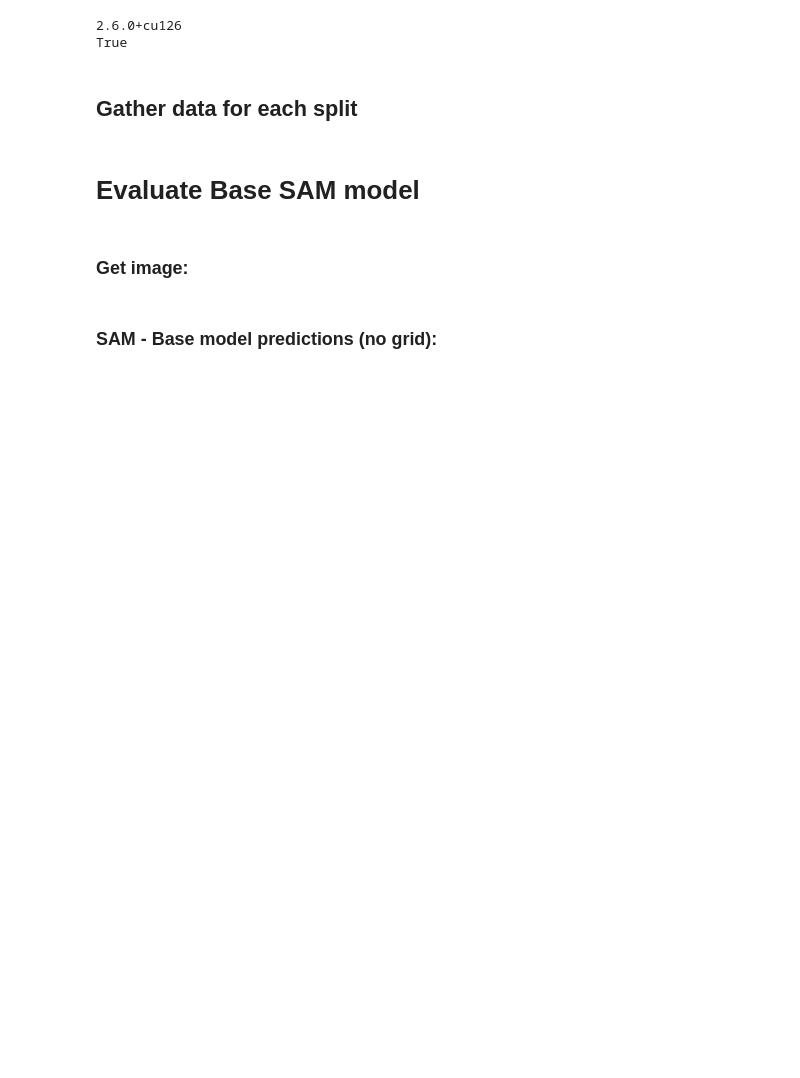
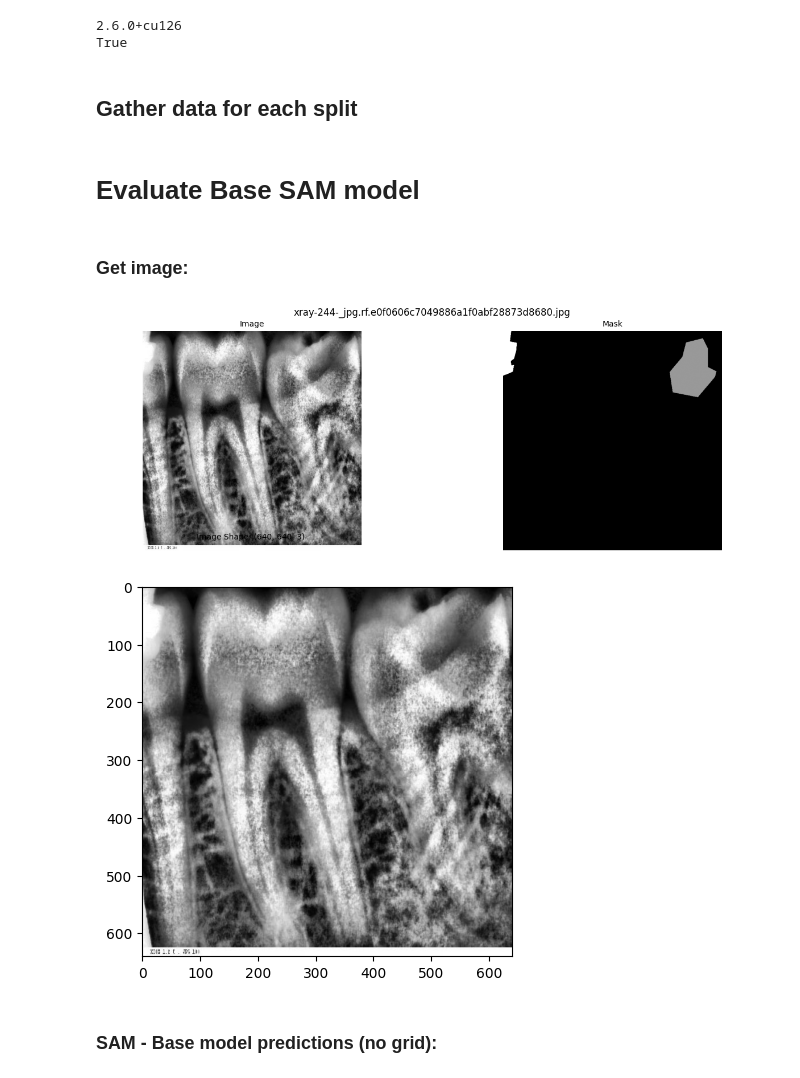
Before and after one commit to OSmith132/Automated-Dental-Segmentation, a Jupyter notebook: main.ipynb, the cells around one changed output. Cells and saved outputs as stored; diff of their text form; code cells hidden in the pictures; blank space fills up the shorter version.

```diff
--- a/main.ipynb
+++ b/main.ipynb
@@ -62,12 +62,22 @@ valid_dataset = ImageMaskDataset(dataset_path, "valid", processor)
 # %%
 # Select random image
 image_idx = random.randint(0, len(test_dataset)-1)
 
+
+image_idx = 45 # delete this
+
 # Load an image
-image_tensor = test_dataset[image_idx][0]
+image_tensor = test_dataset[image_idx]["pixel_values"]
 
-# Ensure the image tensor is in the correct shape for SAM
-image_np = image_tensor.permute(1, 2, 0).cpu().numpy()  # Convert tensor (C, H, W) to (H, W, C)
+
+
+test_dataset.show_image_mask(image_idx)
+
+plt.imshow(image_tensor)
+plt.show()
+# %% [output]
+[figure, added]
+[figure, added]
 # %% [markdown]
 ### SAM - Base model predictions (no grid):
 # %%
```
Also changed, not shown: parts of 7 cells of this notebook, 1 other file.
